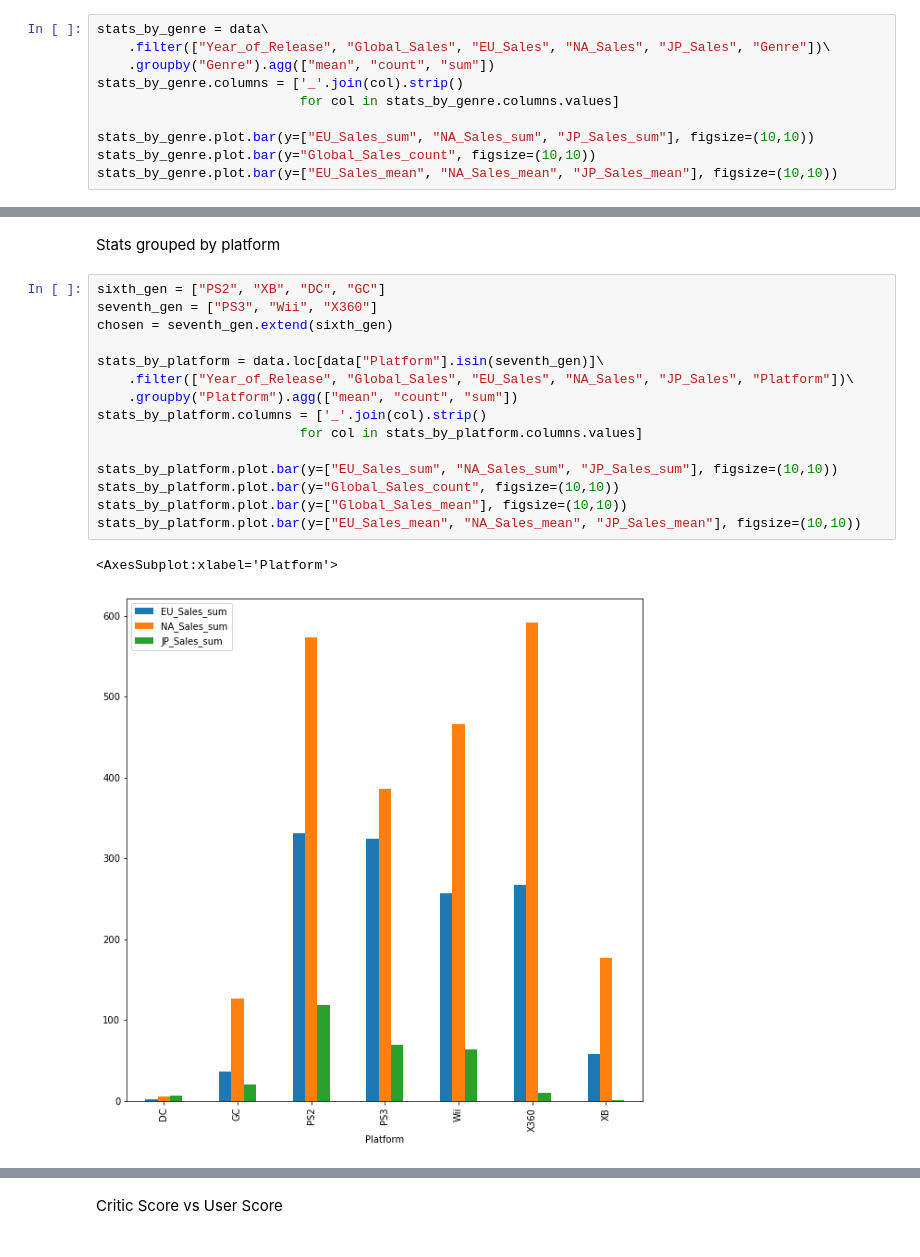
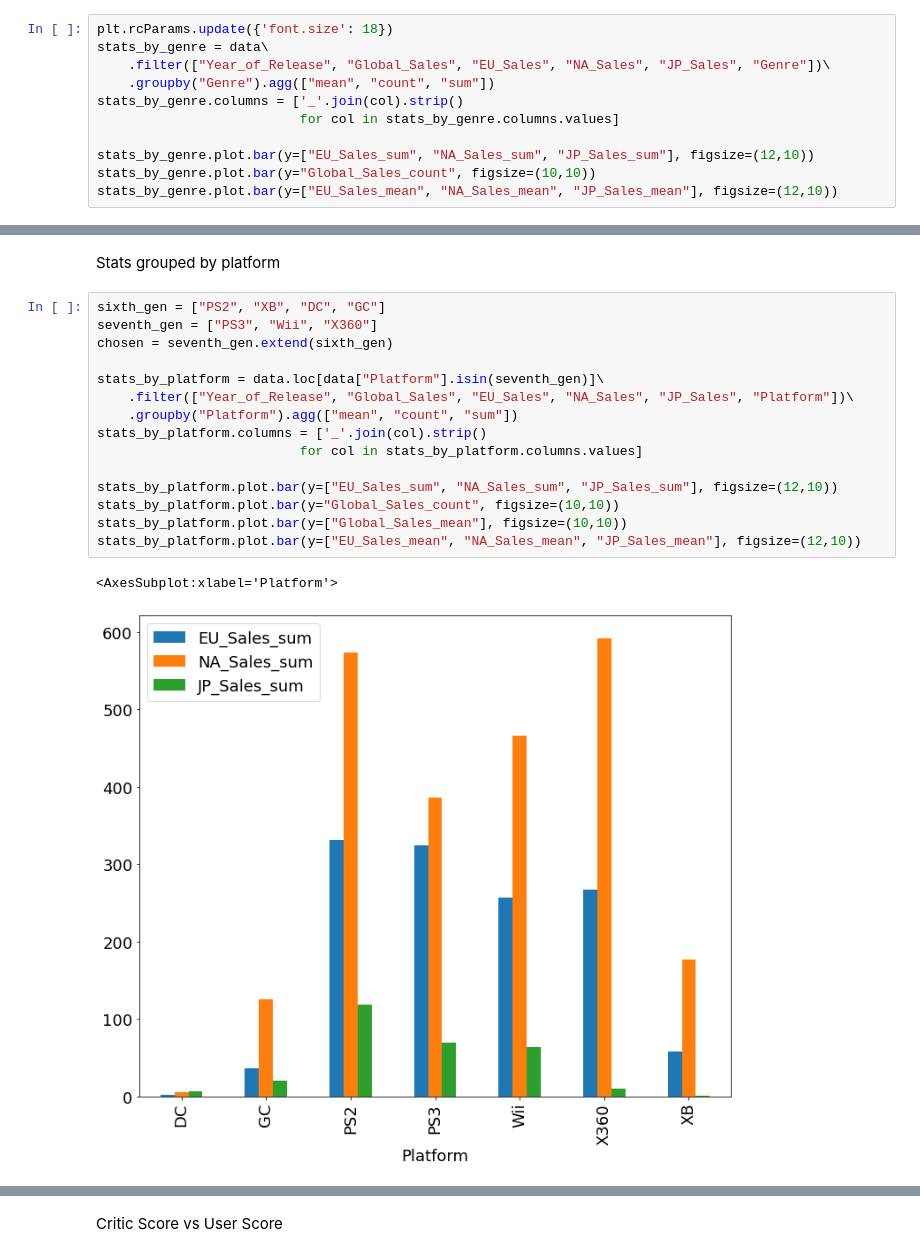
Before and after one commit to Loniowsky/Data-Mining-Project, a Jupyter notebook: notebooks/preliminary_data_analysis.ipynb, the cells around one changed output, grey strips where cells are left out. Saved outputs shown, nothing was run; the diff lists cells and outputs as text.

```diff
--- a/notebooks/preliminary_data_analysis.ipynb
+++ b/notebooks/preliminary_data_analysis.ipynb
@@ -40,14 +97,15 @@ number_of_entries_by_years.plot.bar(y=["EU_Sales_max", "NA_Sales_max", "JP_Sales
 # %% [markdown]
 Stats grouped by genre
 # %%
+plt.rcParams.update({'font.size': 18})
 stats_by_genre = data\
     .filter(["Year_of_Release", "Global_Sales", "EU_Sales", "NA_Sales", "JP_Sales", "Genre"])\
     .groupby("Genre").agg(["mean", "count", "sum"])
 stats_by_genre.columns = ['_'.join(col).strip()
                           for col in stats_by_genre.columns.values]
 
-stats_by_genre.plot.bar(y=["EU_Sales_sum", "NA_Sales_sum", "JP_Sales_sum"], figsize=(10,10))
+stats_by_genre.plot.bar(y=["EU_Sales_sum", "NA_Sales_sum", "JP_Sales_sum"], figsize=(12,10))
 stats_by_genre.plot.bar(y="Global_Sales_count", figsize=(10,10))
-stats_by_genre.plot.bar(y=["EU_Sales_mean", "NA_Sales_mean", "JP_Sales_mean"], figsize=(10,10))
+stats_by_genre.plot.bar(y=["EU_Sales_mean", "NA_Sales_mean", "JP_Sales_mean"], figsize=(12,10))
 # %% [output]
 <AxesSubplot:xlabel='Genre'>
@@ -59,18 +117,18 @@ Stats grouped by platform
 # %%
 sixth_gen = ["PS2", "XB", "DC", "GC"]
 seventh_gen = ["PS3", "Wii", "X360"]
 chosen = seventh_gen.extend(sixth_gen)
 
 stats_by_platform = data.loc[data["Platform"].isin(seventh_gen)]\
     .filter(["Year_of_Release", "Global_Sales", "EU_Sales", "NA_Sales", "JP_Sales", "Platform"])\
     .groupby("Platform").agg(["mean", "count", "sum"])
 stats_by_platform.columns = ['_'.join(col).strip()
                           for col in stats_by_platform.columns.values]
 
-stats_by_platform.plot.bar(y=["EU_Sales_sum", "NA_Sales_sum", "JP_Sales_sum"], figsize=(10,10))
+stats_by_platform.plot.bar(y=["EU_Sales_sum", "NA_Sales_sum", "JP_Sales_sum"], figsize=(12,10))
 stats_by_platform.plot.bar(y="Global_Sales_count", figsize=(10,10))
 stats_by_platform.plot.bar(y=["Global_Sales_mean"], figsize=(10,10))
-stats_by_platform.plot.bar(y=["EU_Sales_mean", "NA_Sales_mean", "JP_Sales_mean"], figsize=(10,10))
+stats_by_platform.plot.bar(y=["EU_Sales_mean", "NA_Sales_mean", "JP_Sales_mean"], figsize=(12,10))
 # %% [output]
 <AxesSubplot:xlabel='Platform'>
-[figure, old version]
+[figure, new version]
```
Also changed, not shown: parts of 11 cells of this notebook, 7 other files.
